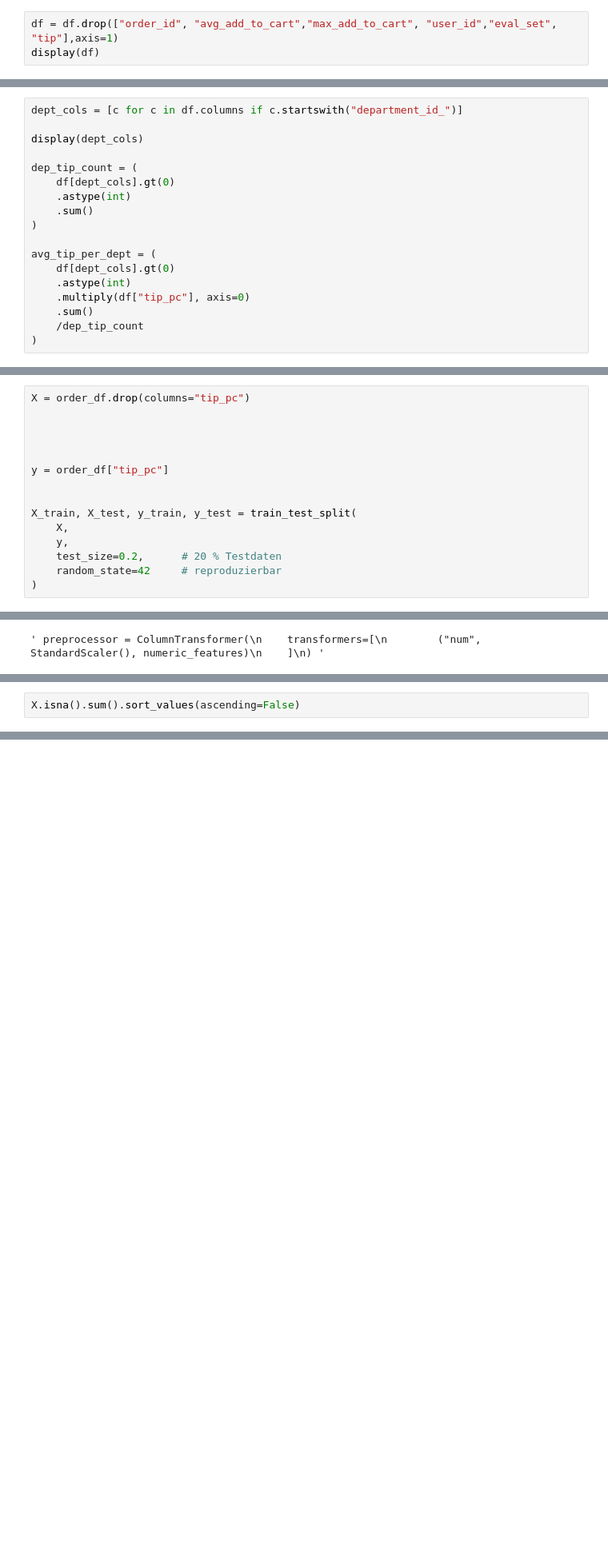
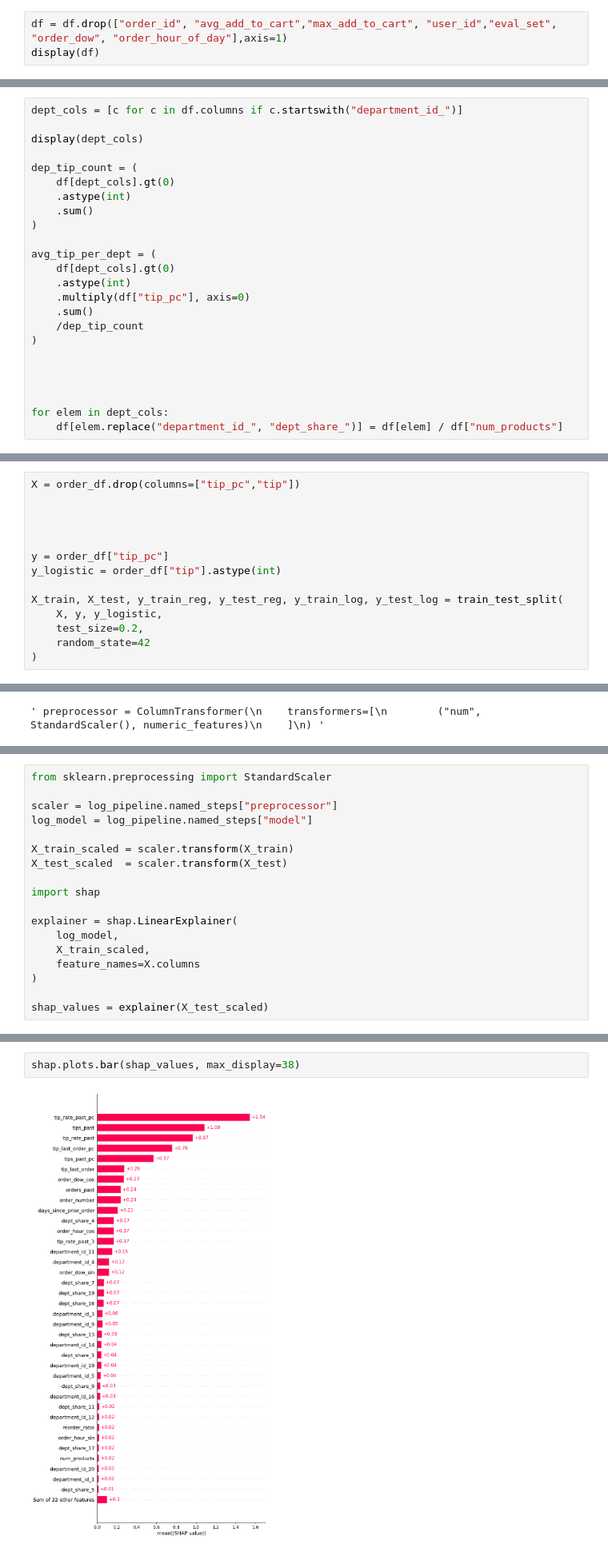
Before and after one commit to Chemmic/DataScience, a Jupyter notebook: data_science_project_aufgabe2.ipynb, the cells around one changed output, grey strips where cells are left out. Shown at 80% size. Saved outputs shown, nothing was run; the diff lists cells and outputs as text; blank space fills up the shorter version.

```diff
--- a/data_science_project_aufgabe2.ipynb
+++ b/data_science_project_aufgabe2.ipynb
@@ -257,5 +276,5 @@ df.head(20)
 # %%
-df = df.drop(["order_id", "avg_add_to_cart","max_add_to_cart", "user_id","eval_set", "tip"],axis=1)
+df = df.drop(["order_id", "avg_add_to_cart","max_add_to_cart", "user_id","eval_set", "order_dow", "order_hour_of_day"],axis=1)
 display(df)
 # %% [output]
 |  | num_products | num_reordered | department_id_1 | department_id_2 | department_id_3 | department_id_4 | ... |
@@ -289,6 +308,12 @@ avg_tip_per_dept = (
     .sum()
     /dep_tip_count
 )
+
+
+
+
+for elem in dept_cols:
+    df[elem.replace("department_id_", "dept_share_")] = df[elem] / df["num_products"]
 # %% [output]
 ['department_id_1',
  'department_id_2',
@@ -330,19 +355,18 @@ order_df =  order_df.iloc[:-1].copy()
 
 order_df = order_df.fillna(0)
 # %%
-X = order_df.drop(columns="tip_pc")
+X = order_df.drop(columns=["tip_pc","tip"])
 
 
 
 
 y = order_df["tip_pc"]
+y_logistic = order_df["tip"].astype(int)
 
-
-X_train, X_test, y_train, y_test = train_test_split(
-    X,
-    y,
-    test_size=0.2,      # 20 % Testdaten
-    random_state=42     # reproduzierbar
+X_train, X_test, y_train_reg, y_test_reg, y_train_log, y_test_log = train_test_split(
+    X, y, y_logistic,
+    test_size=0.2,
+    random_state=42
 )
 # %%
 X_train.head(3)
@@ -447,2 +503,18 @@ R²: 0.4286318580593763
 # %%
-X.isna().sum().sort_values(ascending=False)
+from sklearn.preprocessing import StandardScaler
+
+scaler = log_pipeline.named_steps["preprocessor"]
+log_model = log_pipeline.named_steps["model"]
+
+X_train_scaled = scaler.transform(X_train)
+X_test_scaled  = scaler.transform(X_test)
+
+import shap
+
+explainer = shap.LinearExplainer(
+    log_model,
+    X_train_scaled,
+    feature_names=X.columns
+)
+
+shap_values = explainer(X_test_scaled)
@@ -466,0 +521,4 @@ dtype: int64
+# %%
+shap.plots.bar(shap_values, max_display=38)
+# %% [output]
+[figure, added]
```
Also changed, not shown: parts of 9 cells of this notebook.
